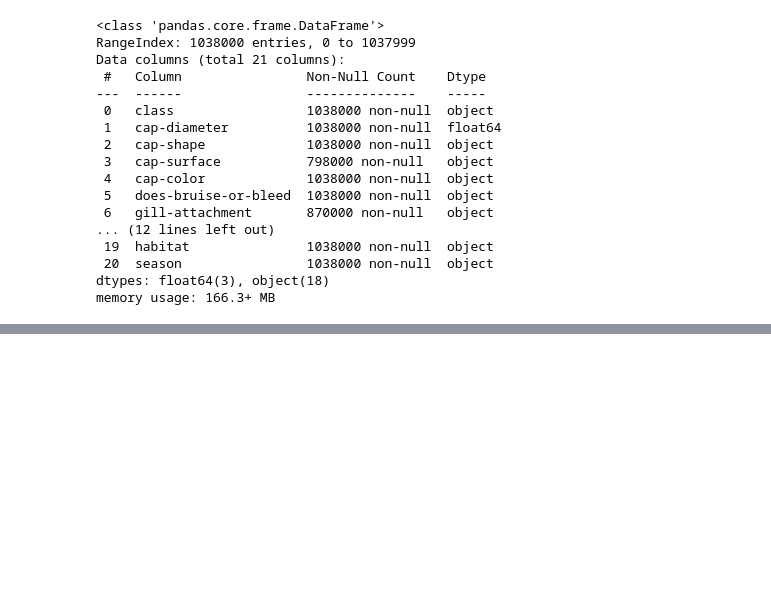
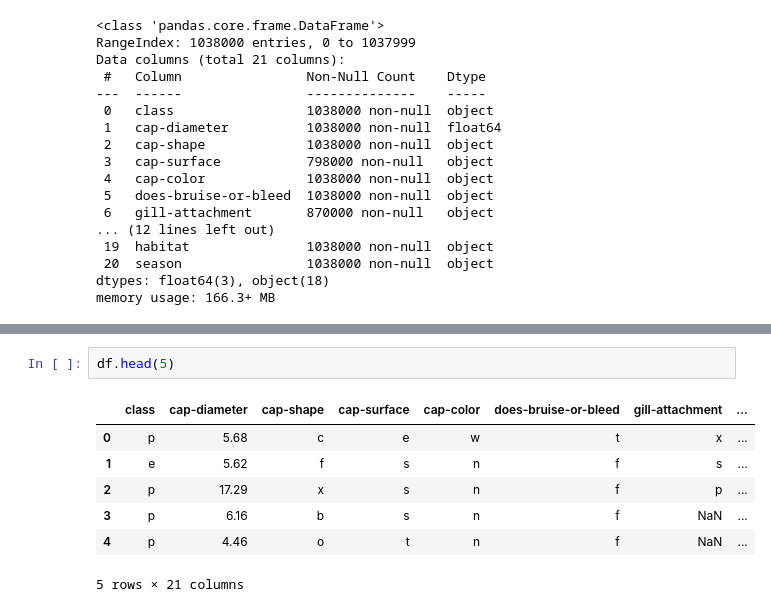
Before and after one commit to agusc4/ceia-ml, a Jupyter notebook: notebook_mushrooms.ipynb, the cells around one changed output, grey strips where cells are left out. Drawn from its saved outputs; the diff is of its cells as text; blank space fills up the shorter version.

```diff
--- a/notebook_mushrooms.ipynb
+++ b/notebook_mushrooms.ipynb
@@ -86,0 +98,10 @@ df.columns = df.columns.str.replace('-', '_')
+# %%
+df.head(5)
+# %% [output]
+|  | class | cap-diameter | cap-shape | cap-surface | cap-color | does-bruise-or-bleed | gill-attachment | ... |
+| 0 | p | 5.68 | c | e | w | t | x | ... |
+| 1 | e | 5.62 | f | s | n | f | s | ... |
+| 2 | p | 17.29 | x | s | n | f | p | ... |
+| 3 | p | 6.16 | b | s | n | f | NaN | ... |
+| 4 | p | 4.46 | o | t | n | f | NaN | ... |
+5 rows × 21 columns
```
Also changed, not shown: parts of 25 cells of this notebook.
